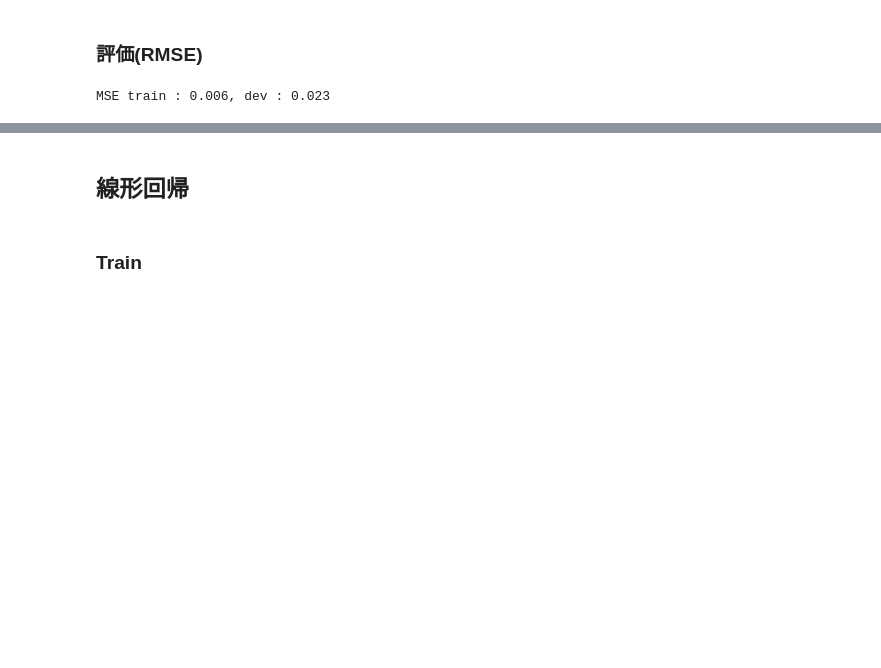
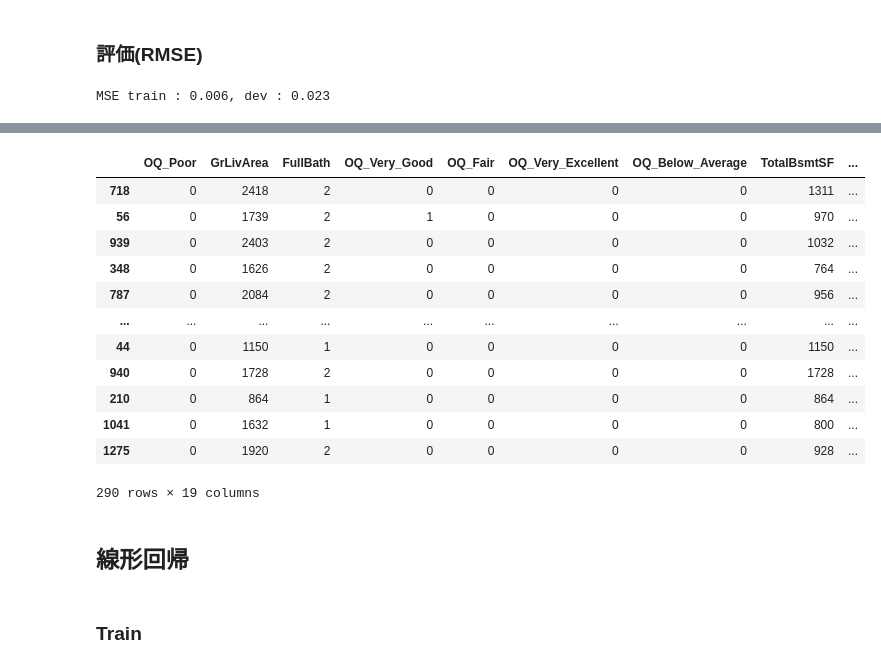
Before and after one commit to go-beyondyourlimits/Kaggle_HousePrices_Prediction, a Jupyter notebook: notebooks/sample.ipynb, the cells around one changed output, grey strips where cells are left out. Cells and saved outputs as stored; diff of their text form; code cells hidden in the pictures; blank space fills up the shorter version.

```diff
--- a/notebooks/sample.ipynb
+++ b/notebooks/sample.ipynb
@@ -398,3 +446,19 @@ MSE train : 0.006, dev : 0.023
+# %%
+X_dev
+# %% [output]
+|  | OQ_Poor | GrLivArea | FullBath | OQ_Very_Good | OQ_Fair | OQ_Very_Excellent | OQ_Below_Average | TotalBsmtSF | ... |
+| 718 | 0 | 2418 | 2 | 0 | 0 | 0 | 0 | 1311 | ... |
+| 56 | 0 | 1739 | 2 | 1 | 0 | 0 | 0 | 970 | ... |
+| 939 | 0 | 2403 | 2 | 0 | 0 | 0 | 0 | 1032 | ... |
+| 348 | 0 | 1626 | 2 | 0 | 0 | 0 | 0 | 764 | ... |
+| 787 | 0 | 2084 | 2 | 0 | 0 | 0 | 0 | 956 | ... |
+| ... | ... | ... | ... | ... | ... | ... | ... | ... | ... |
+| 44 | 0 | 1150 | 1 | 0 | 0 | 0 | 0 | 1150 | ... |
+| 940 | 0 | 1728 | 2 | 0 | 0 | 0 | 0 | 1728 | ... |
+| 210 | 0 | 864 | 1 | 0 | 0 | 0 | 0 | 864 | ... |
+| 1041 | 0 | 1632 | 1 | 0 | 0 | 0 | 0 | 800 | ... |
+| 1275 | 0 | 1920 | 2 | 0 | 0 | 0 | 0 | 928 | ... |
+290 rows × 19 columns
 # %% [markdown]
  ## 線形回帰
 # %%
```
Also changed, not shown: parts of 15 cells of this notebook.
